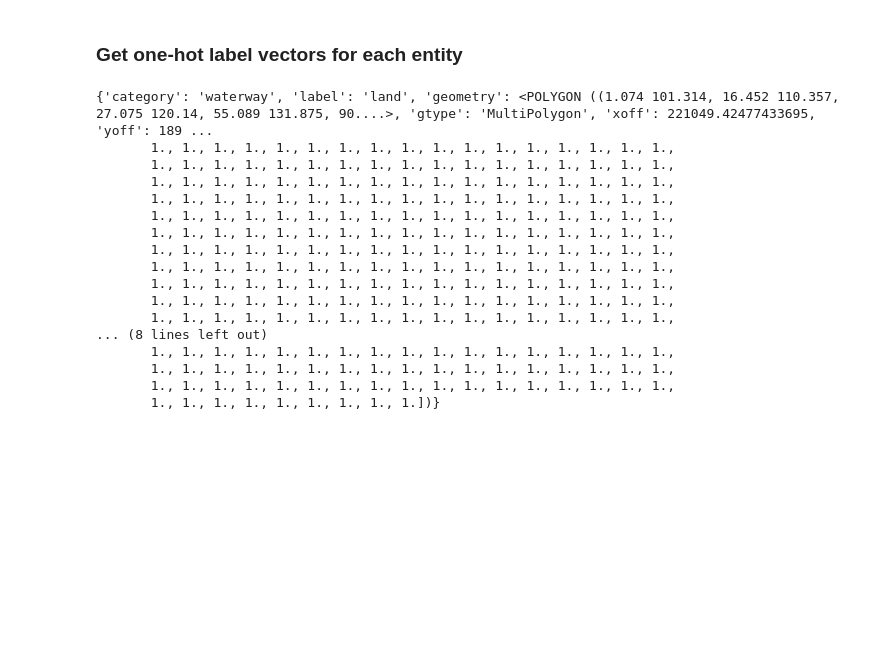
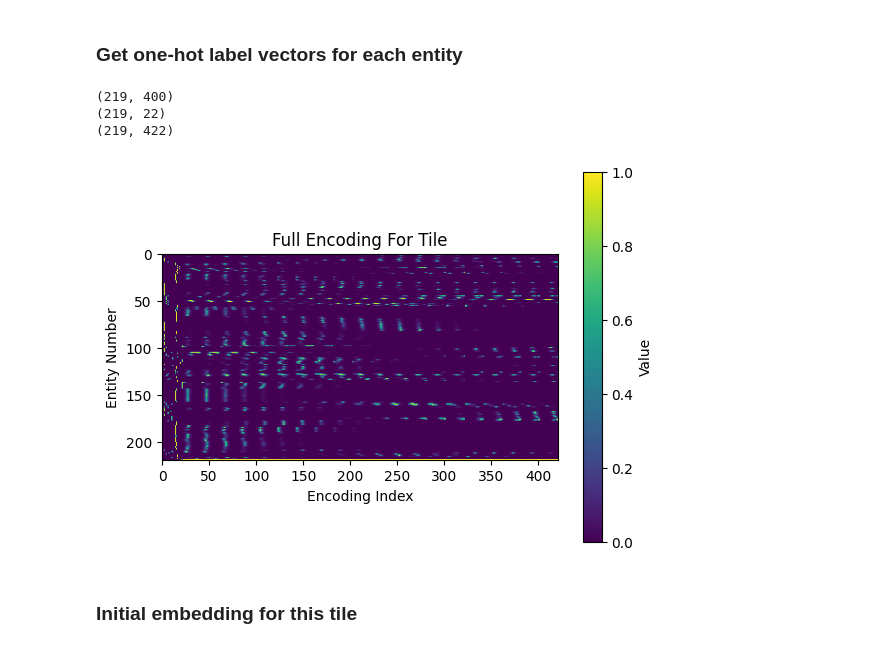
Before and after one commit to odyssey-geospatial/verge, a Jupyter notebook: 03-embeddings/42-eval-selected-locations.ipynb, the cells around one changed output. Drawn from its saved outputs; the diff is of its cells as text; code cells hidden in the pictures; blank space fills up the shorter version.

```diff
--- a/03-embeddings/42-eval-selected-locations.ipynb
+++ b/03-embeddings/42-eval-selected-locations.ipynb
@@ -85,0 +82,12 @@ roi
+# %%
+# Read the file containing labels.
+fname = '%s/labels.csv' % data_home
+labels = pd.read_csv(fname)
+
+# Make a lookup tbale to get a numberical label from a text label.
+label_lookup = {
+    z['label']: z['id']
+    for z in labels.to_dict('records')
+}
+label_count = len(label_lookup)
+label_lookup
@@ -274,26 +298,40 @@ for gent in tile_gents:
 # %%
 # We will also need the one-hot label vectors for each entity.
 for gent in tile_gents:
-    pass
-print(gent)
+    label_name = '%s : %s' % (gent['category'], gent['label'])
+    label_id = label_lookup[label_name]
+    label_onehot = np.full(label_count, 0, dtype=float)
+    label_onehot[label_id] = 1
+    gent['onehot'] = label_onehot
-# %% [output]
-{'category': 'waterway', 'label': 'land', 'geometry': <POLYGON ((1.074 101.314, 16.452 110.357, 27.075 120.14, 55.089 131.875, 90....>, 'gtype': 'MultiPolygon', 'xoff': 221049.42477433695, 'yoff': 189 ...
-       1., 1., 1., 1., 1., 1., 1., 1., 1., 1., 1., 1., 1., 1., 1., 1., 1.,
-       1., 1., 1., 1., 1., 1., 1., 1., 1., 1., 1., 1., 1., 1., 1., 1., 1.,
-       1., 1., 1., 1., 1., 1., 1., 1., 1., 1., 1., 1., 1., 1., 1., 1., 1.,
-       1., 1., 1., 1., 1., 1., 1., 1., 1., 1., 1., 1., 1., 1., 1., 1., 1.,
-       1., 1., 1., 1., 1., 1., 1., 1., 1., 1., 1., 1., 1., 1., 1., 1., 1.,
-       1., 1., 1., 1., 1., 1., 1., 1., 1., 1., 1., 1., 1., 1., 1., 1., 1.,
-       1., 1., 1., 1., 1., 1., 1., 1., 1., 1., 1., 1., 1., 1., 1., 1., 1.,
-       1., 1., 1., 1., 1., 1., 1., 1., 1., 1., 1., 1., 1., 1., 1., 1., 1.,
-       1., 1., 1., 1., 1., 1., 1., 1., 1., 1., 1., 1., 1., 1., 1., 1., 1.,
-       1., 1., 1., 1., 1., 1., 1., 1., 1., 1., 1., 1., 1., 1., 1., 1., 1.,
-       1., 1., 1., 1., 1., 1., 1., 1., 1., 1., 1., 1., 1., 1., 1., 1., 1.,
-... (8 lines left out)
-       1., 1., 1., 1., 1., 1., 1., 1., 1., 1., 1., 1., 1., 1., 1., 1., 1.,
-       1., 1., 1., 1., 1., 1., 1., 1., 1., 1., 1., 1., 1., 1., 1., 1., 1.,
-       1., 1., 1., 1., 1., 1., 1., 1., 1., 1., 1., 1., 1., 1., 1., 1., 1.,
-       1., 1., 1., 1., 1., 1., 1., 1., 1.])}
+# %%
+# Display that encoding as a heat map.
+mpps = np.vstack([z['encoding'] for z in tile_gents])
+print(mpps.shape)
+onehots = np.vstack([z['onehot'] for z in tile_gents])
+print(onehots.shape)
+
+tile_encoding = np.hstack([onehots, mpps])
+print(tile_encoding.shape)
+# %% [output]
+(219, 400)
+(219, 22)
+(219, 422)
+# %%
+import numpy as np
+import matplotlib.pyplot as plt
+
+data = tile_encoding
+
+plt.imshow(data, cmap='viridis', aspect='equal')  # 'viridis' is a good default colormap
+plt.colorbar(label="Value")  # add a color scale bar
+plt.title("Full Encoding For Tile")
+plt.xlabel("Encoding Index")
+plt.ylabel("Entity Number")
+plt.show()
+# %% [output]
+[figure, added]
+# %% [markdown]
+### Initial embedding for this tile
 # %%
 # Get initial embedding for this tile.
 # %%
```
Also changed, not shown: parts of 8 cells of this notebook, 2 other files.
